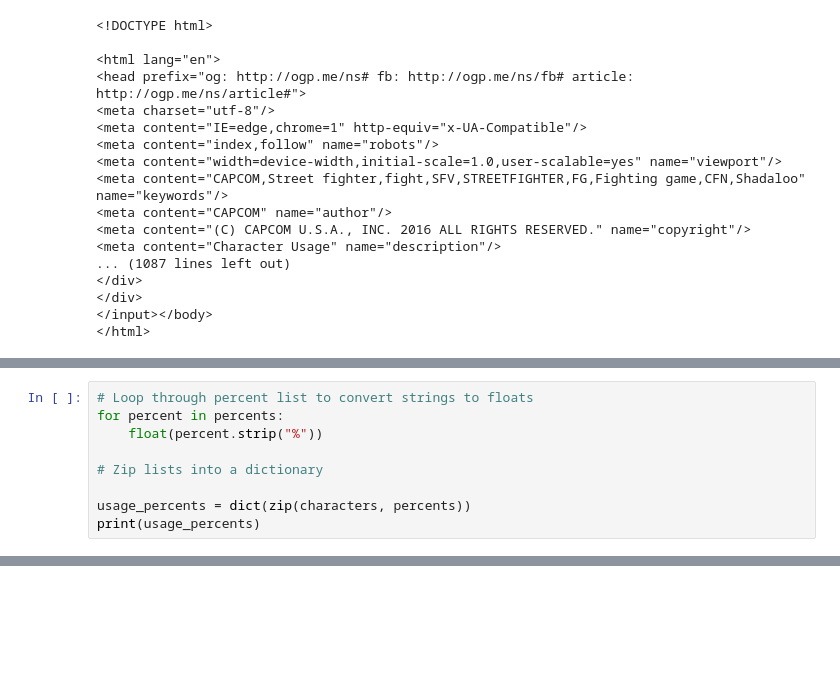
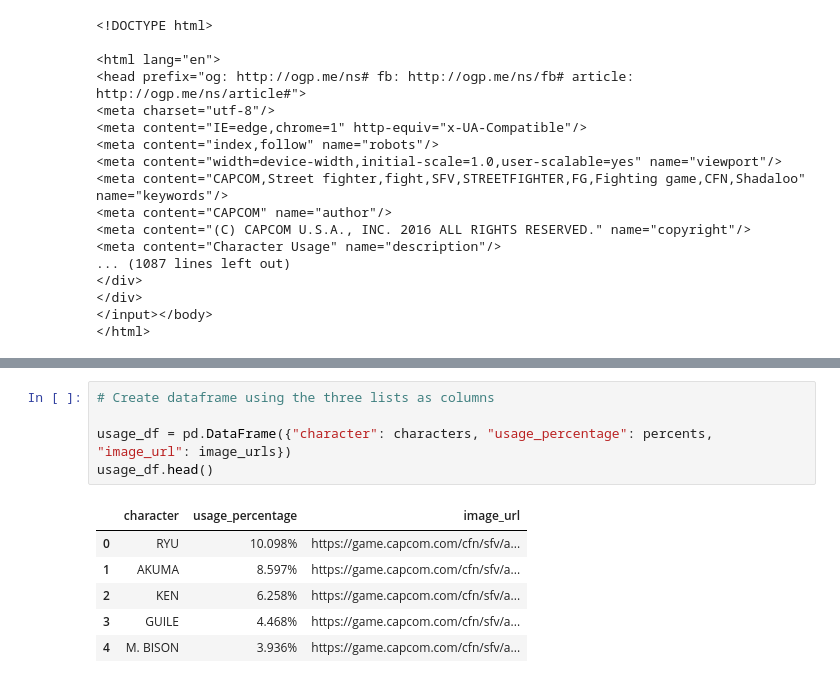
Before and after one commit to eric-ruzzo/street-fighter_character_analysis, a Jupyter notebook: scrapedata.ipynb, the cells around one changed output, grey strips where cells are left out. Drawn from its saved outputs; the diff is of its cells as text; blank space fills up the shorter version.

```diff
--- a/scrapedata.ipynb
+++ b/scrapedata.ipynb
@@ -104,9 +99,0 @@ F.A.N.G
-# %%
-# Loop through percent list to convert strings to floats
-for percent in percents:
-    float(percent.strip("%"))
-
-# Zip lists into a dictionary
-
-usage_percents = dict(zip(characters, percents))
-print(usage_percents)
@@ -138 +167,13 @@ usage_df.head()
+# %%
+# Create dataframe using the three lists as columns
+
+usage_df = pd.DataFrame({"character": characters, "usage_percentage": percents, "image_url": image_urls})
+usage_df.head()
+# %% [output]
+|  | character | usage_percentage | image_url |
+| 0 | RYU | 10.098% | https://game.capcom.com/cfn/sfv/a... |
+| 1 | AKUMA | 8.597% | https://game.capcom.com/cfn/sfv/a... |
+| 2 | KEN | 6.258% | https://game.capcom.com/cfn/sfv/a... |
+| 3 | GUILE | 4.468% | https://game.capcom.com/cfn/sfv/a... |
+| 4 | M. BISON | 3.936% | https://game.capcom.com/cfn/sfv/a... |
 # %%
```
Also changed, not shown: parts of 10 cells of this notebook, 1 other file.
